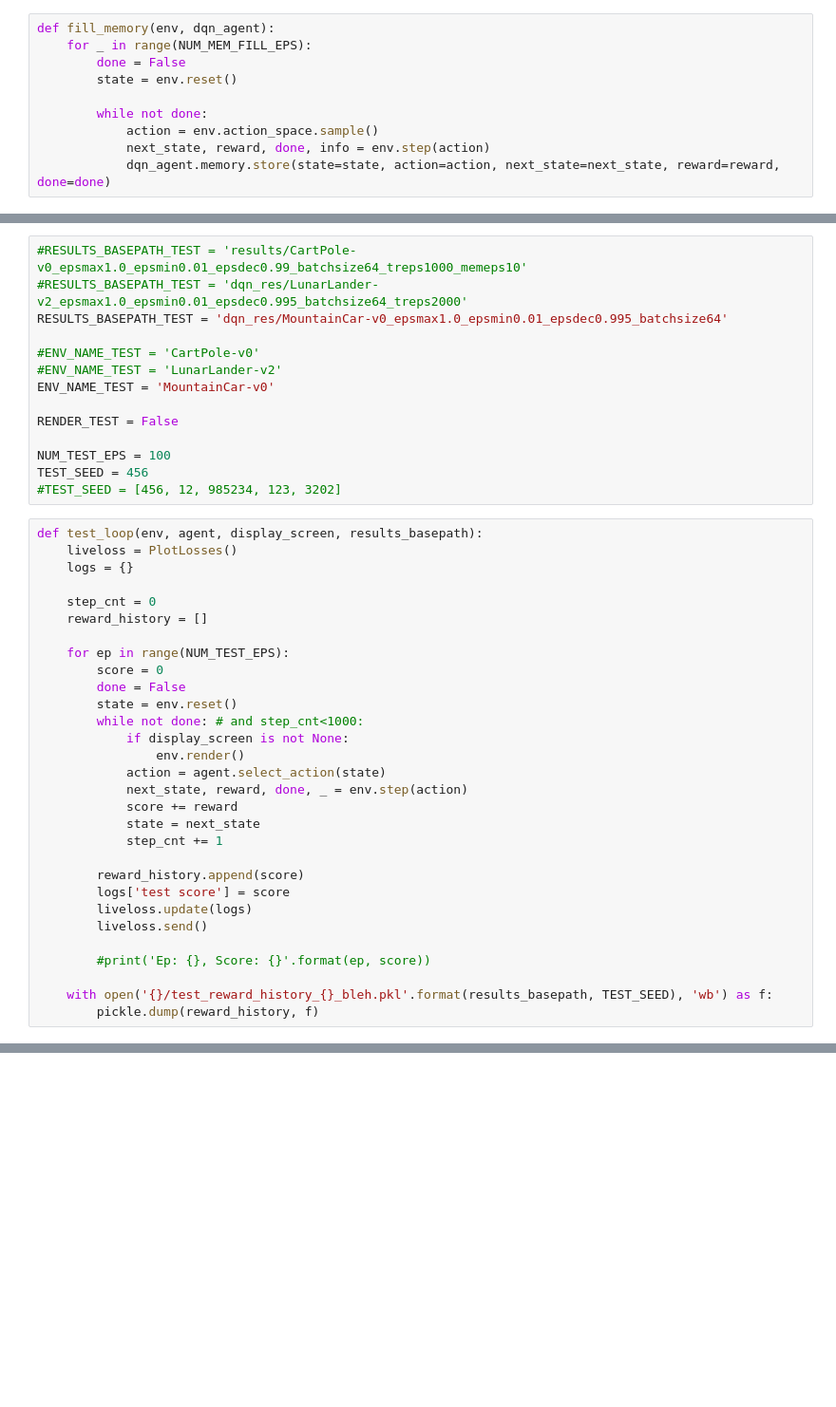
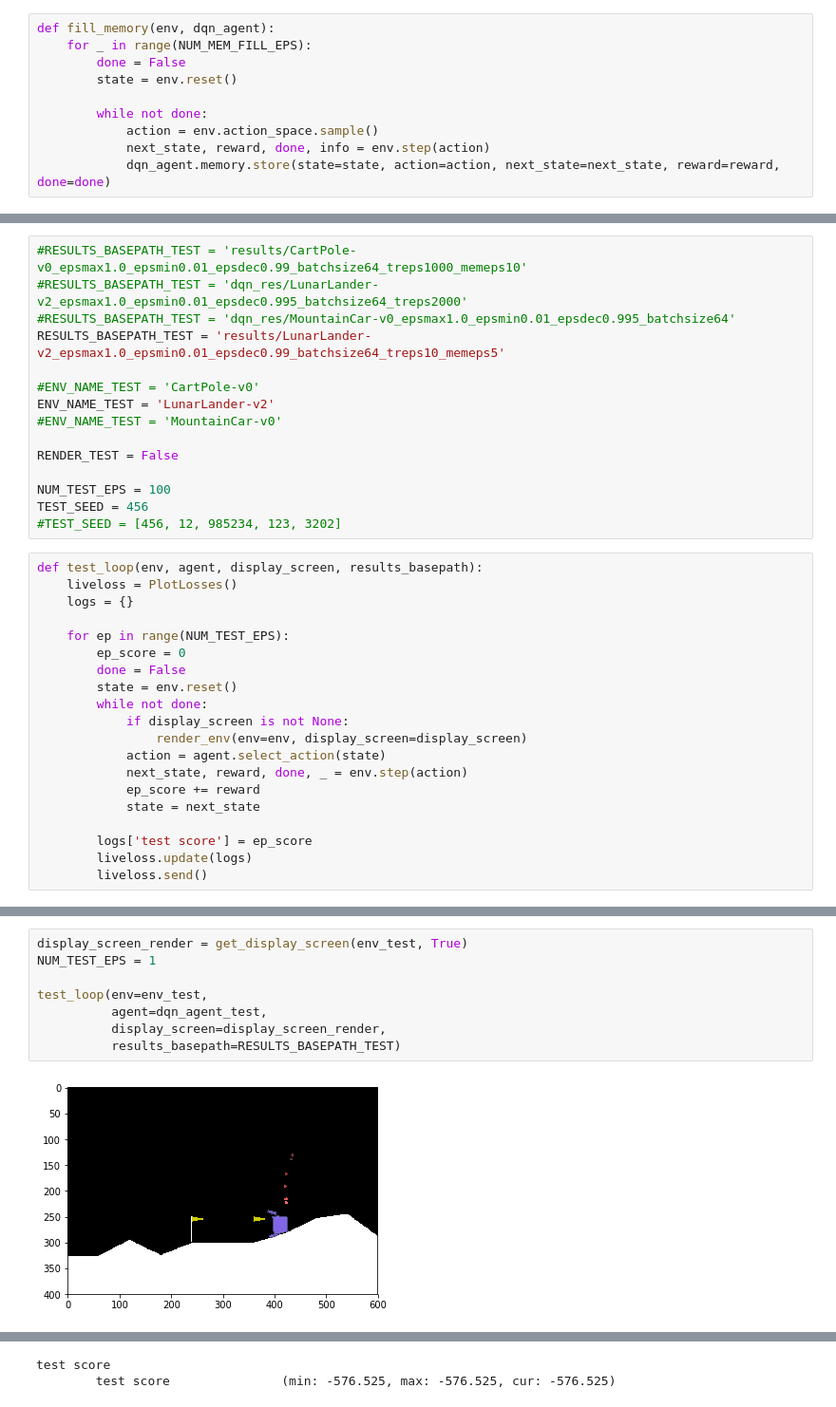
Before and after one commit to saashanair/rl-series, a Jupyter notebook: dqn/main.ipynb, the cells around one changed output, grey strips where cells are left out. Shown at 95% size. Saved outputs shown, nothing was run; the diff lists cells and outputs as text; blank space fills up the shorter version.

```diff
--- a/dqn/main.ipynb
+++ b/dqn/main.ipynb
@@ -156,11 +152,12 @@ if RENDER_TRAIN:
 # %%
 #RESULTS_BASEPATH_TEST = 'results/CartPole-v0_epsmax1.0_epsmin0.01_epsdec0.99_batchsize64_treps1000_memeps10'
 #RESULTS_BASEPATH_TEST = 'dqn_res/LunarLander-v2_epsmax1.0_epsmin0.01_epsdec0.995_batchsize64_treps2000'
-RESULTS_BASEPATH_TEST = 'dqn_res/MountainCar-v0_epsmax1.0_epsmin0.01_epsdec0.995_batchsize64'
+#RESULTS_BASEPATH_TEST = 'dqn_res/MountainCar-v0_epsmax1.0_epsmin0.01_epsdec0.995_batchsize64'
+RESULTS_BASEPATH_TEST = 'results/LunarLander-v2_epsmax1.0_epsmin0.01_epsdec0.99_batchsize64_treps10_memeps5'
 
 #ENV_NAME_TEST = 'CartPole-v0'
-#ENV_NAME_TEST = 'LunarLander-v2'
-ENV_NAME_TEST = 'MountainCar-v0'
+ENV_NAME_TEST = 'LunarLander-v2'
+#ENV_NAME_TEST = 'MountainCar-v0'
 
 RENDER_TEST = False
 
@@ -172,31 +169,21 @@ def test_loop(env, agent, display_screen, results_basepath):
     liveloss = PlotLosses()
     logs = {}
 
-    step_cnt = 0
-    reward_history = []
-
     for ep in range(NUM_TEST_EPS):
-        score = 0
+        ep_score = 0
         done = False
         state = env.reset()
-        while not done: # and step_cnt<1000:
+        while not done:
             if display_screen is not None:
-                env.render()
+                render_env(env=env, display_screen=display_screen)
             action = agent.select_action(state)
             next_state, reward, done, _ = env.step(action)
-            score += reward
+            ep_score += reward
             state = next_state
-            step_cnt += 1
 
-        reward_history.append(score)
-        logs['test score'] = score
+        logs['test score'] = ep_score
         liveloss.update(logs)
         liveloss.send()
-
-        #print('Ep: {}, Score: {}'.format(ep, score))
-
-    with open('{}/test_reward_history_{}_bleh.pkl'.format(results_basepath, TEST_SEED), 'wb') as f:
-        pickle.dump(reward_history, f)
 # %%
 env_test = gym.make(ENV_NAME_TEST)
 set_seeds(env_test, TEST_SEED)
@@ -226,0 +212,10 @@ test score
+# %%
+display_screen_render = get_display_screen(env_test, True)
+NUM_TEST_EPS = 1
+
+test_loop(env=env_test,
+          agent=dqn_agent_test,
+          display_screen=display_screen_render,
+          results_basepath=RESULTS_BASEPATH_TEST)
+# %% [output]
+[figure, added]
@@ -226,0 +223,2 @@ test score
+test score
+        test score               (min: -576.525, max: -576.525, cur: -576.525)
```
Also changed, not shown: parts of 10 cells of this notebook.
